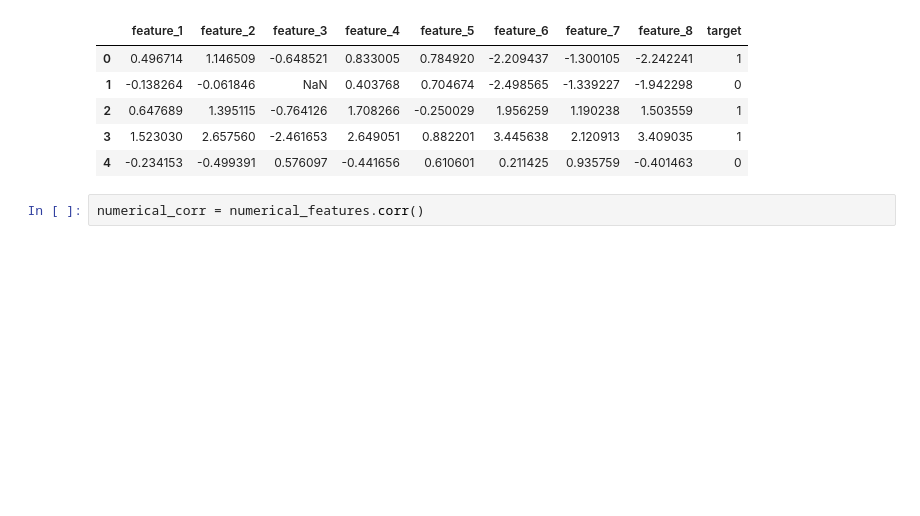
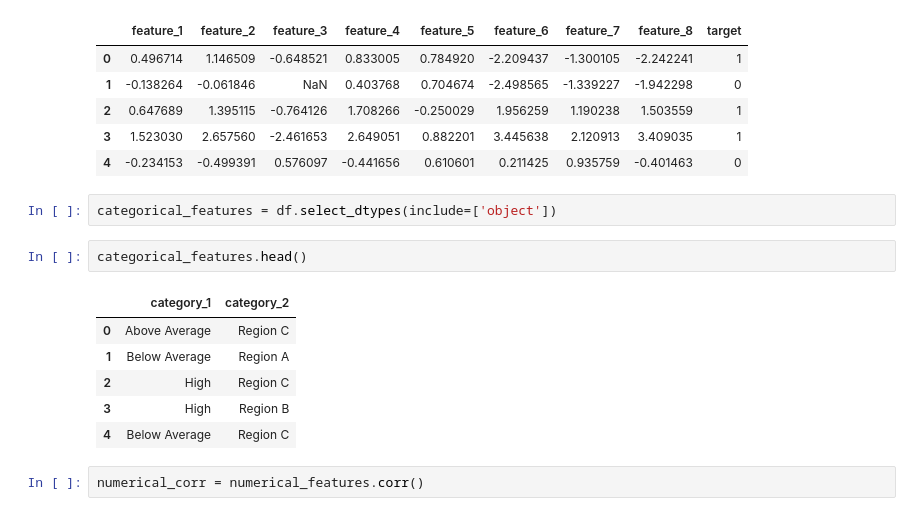
Before and after one commit to Montasir00/Ml_final_project, a Jupyter notebook: Final_Project.ipynb, the cells around one changed output. Drawn from its saved outputs; the diff is of its cells as text; blank space fills up the shorter version.

```diff
--- a/Final_Project.ipynb
+++ b/Final_Project.ipynb
@@ -99,6 +99,17 @@ numerical_features.head()
 | 2 | 0.647689 | 1.395115 | -0.764126 | 1.708266 | -0.250029 | 1.956259 | 1.190238 | 1.503559 | 1 |
 | 3 | 1.523030 | 2.657560 | -2.461653 | 2.649051 | 0.882201 | 3.445638 | 2.120913 | 3.409035 | 1 |
 | 4 | -0.234153 | -0.499391 | 0.576097 | -0.441656 | 0.610601 | 0.211425 | 0.935759 | -0.401463 | 0 |
+# %%
+categorical_features = df.select_dtypes(include=['object'])
+# %%
+categorical_features.head()
+# %% [output]
+|  | category_1 | category_2 |
+| 0 | Above Average | Region C |
+| 1 | Below Average | Region A |
+| 2 | High | Region C |
+| 3 | High | Region B |
+| 4 | Below Average | Region C |
 # %%
 numerical_corr = numerical_features.corr()
 # %%
```
Also changed, not shown: parts of 15 cells of this notebook.
